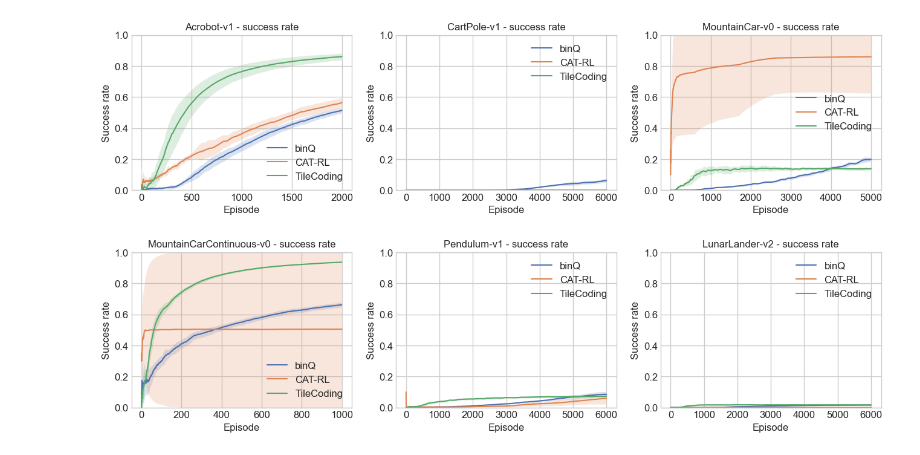
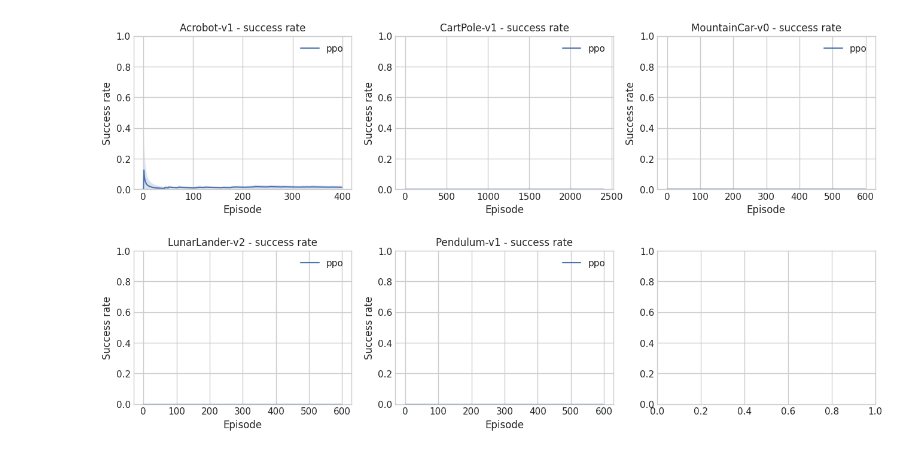
Before and after one commit to borchand/Bachelor-Project, a Jupyter notebook: plots_icml.ipynb, the cells around one changed output. Saved outputs shown, nothing was run; the diff lists cells and outputs as text; code cells hidden in the pictures.

Commit message:
plotting icml

```diff
--- a/plots_icml.ipynb
+++ b/plots_icml.ipynb
@@ -69,0 +16,6 @@ for algo in algos:
+# %%
+envs = ["Acrobot-v1", "CartPole-v1", "MountainCar-v0", "LunarLander-v2", "Pendulum-v1"]
+seeds = [237, 379, 482, 672, 886]
+algos = ["ppo"]
+# seeds = [237, 379, 482, 672]
+data = data_dict_icml(algos=algos, envs=envs, seeds=seeds)
@@ -142,4 +95,4 @@ FileNotFoundError: [Errno 2] No such file or directory: 'images/accumulated rewa
 # %%
-create_plot_grid(methods, envs, seeds, "success rate")
+create_plot_grid(algos, envs, seeds, "success rate")
 # %% [output]
-[figure, old version]
+[figure, new version]
```
Also changed, not shown: parts of 13 cells of this notebook, 1 other file.
